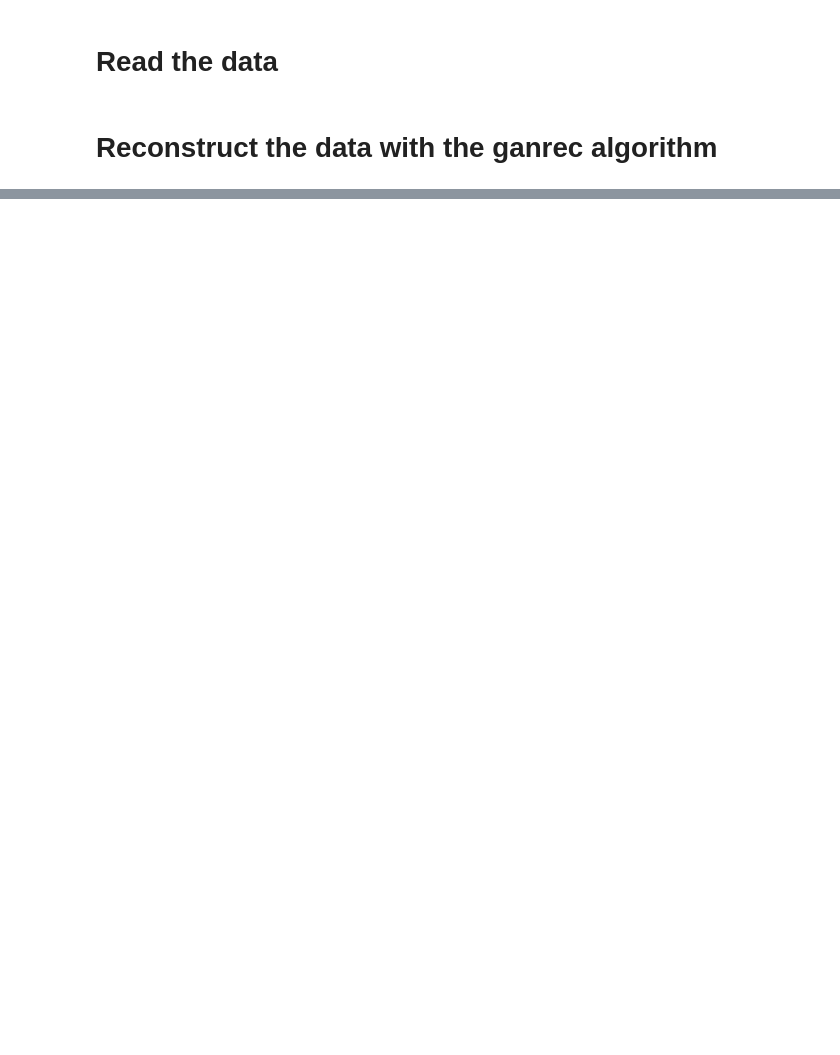
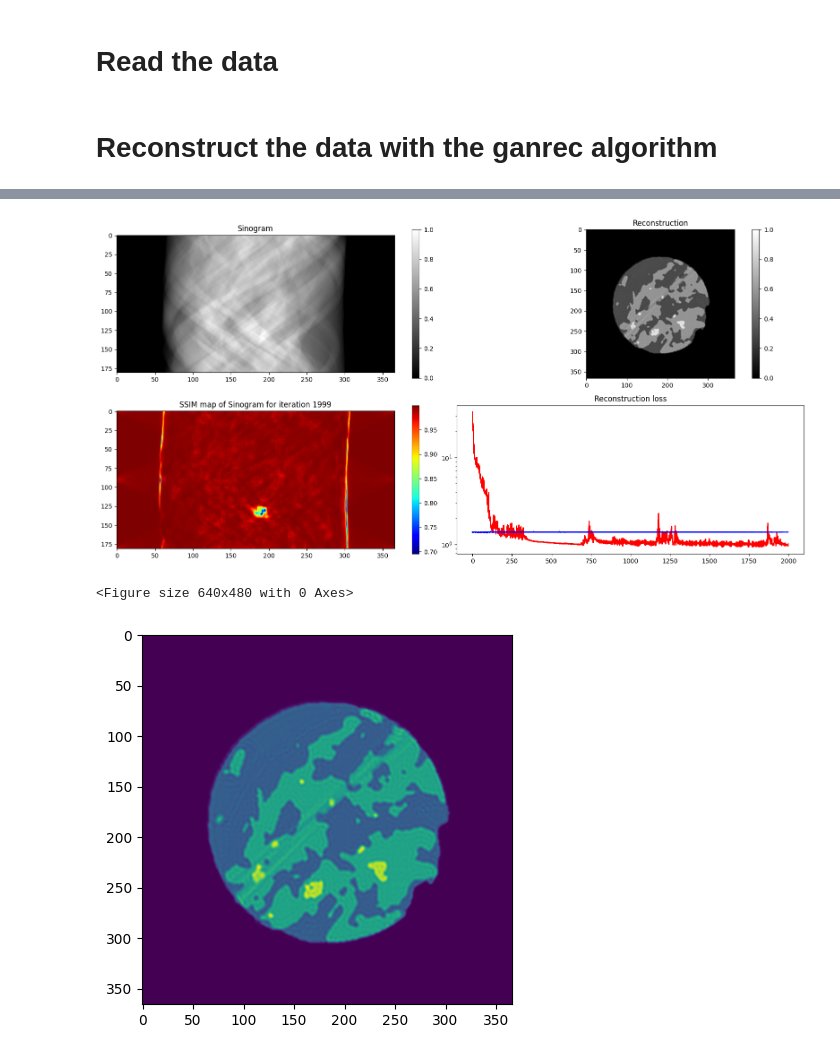
Before and after one commit to XYangXRay/ganrec, a Jupyter notebook: examples/tomography_tf.ipynb, the cells around one changed output, grey strips where cells are left out. Drawn from its saved outputs; the diff is of its cells as text; code cells hidden in the pictures; blank space fills up the shorter version.

Commit message:
data test for loss function

```diff
--- a/examples/tomography_tf.ipynb
+++ b/examples/tomography_tf.ipynb
@@ -31,0 +34,14 @@ tifffile.imwrite('./test_results/recon_tooth.tiff', rec)
+# %%
+prj = tifffile.imread('./test_data/shale_prj.tiff')
+nang, px = prj.shape
+ang = angles(nang)
+prj = nor_tomo(prj)
+rec = GANtomo(prj, ang, iter_num=2000, recon_monitor=True).recon()
+# rec = engine.recon(prj)
+plt.imshow(rec)
+plt.show()
+tifffile.imwrite('./test_results/recon_shale.tiff', rec)
+# %% [output]
+[figure, added]
+<Figure size 640x480 with 0 Axes>
+[figure, added]
```
Also changed, not shown: parts of 2 cells of this notebook, 3 other files.
